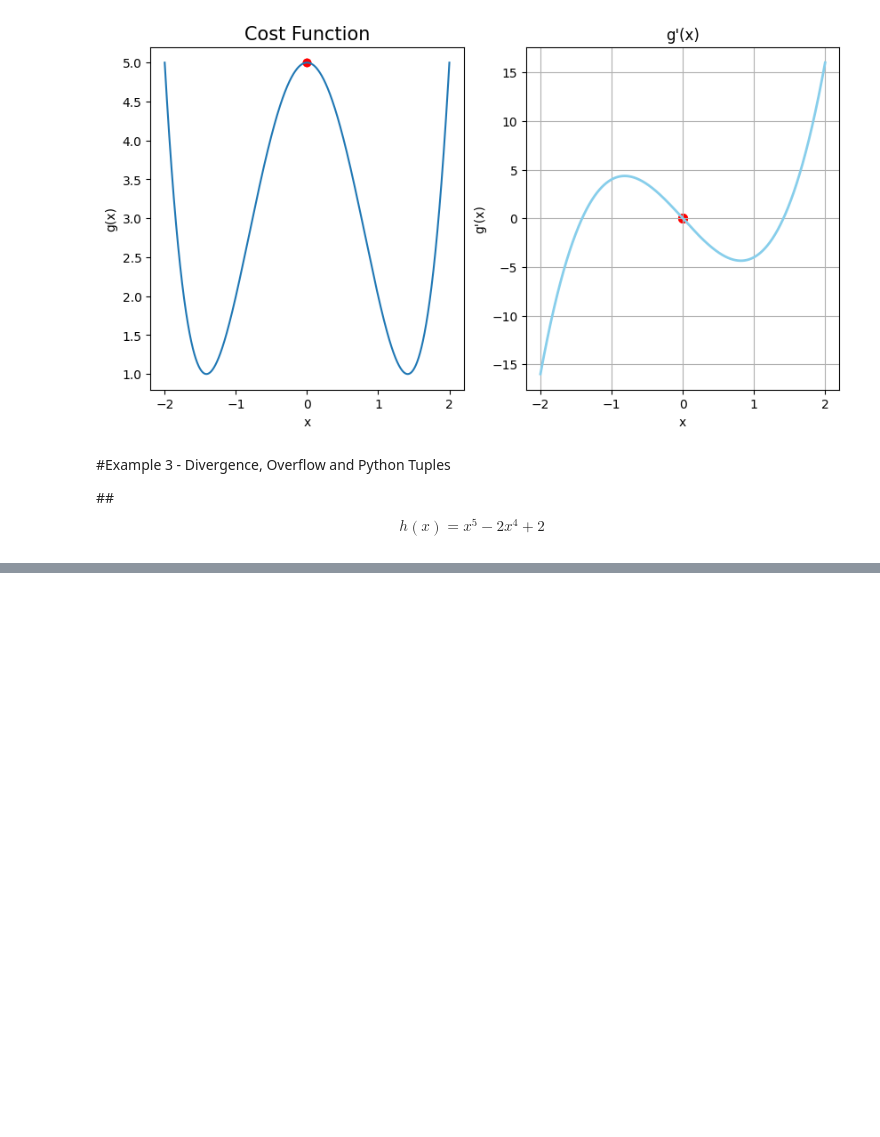
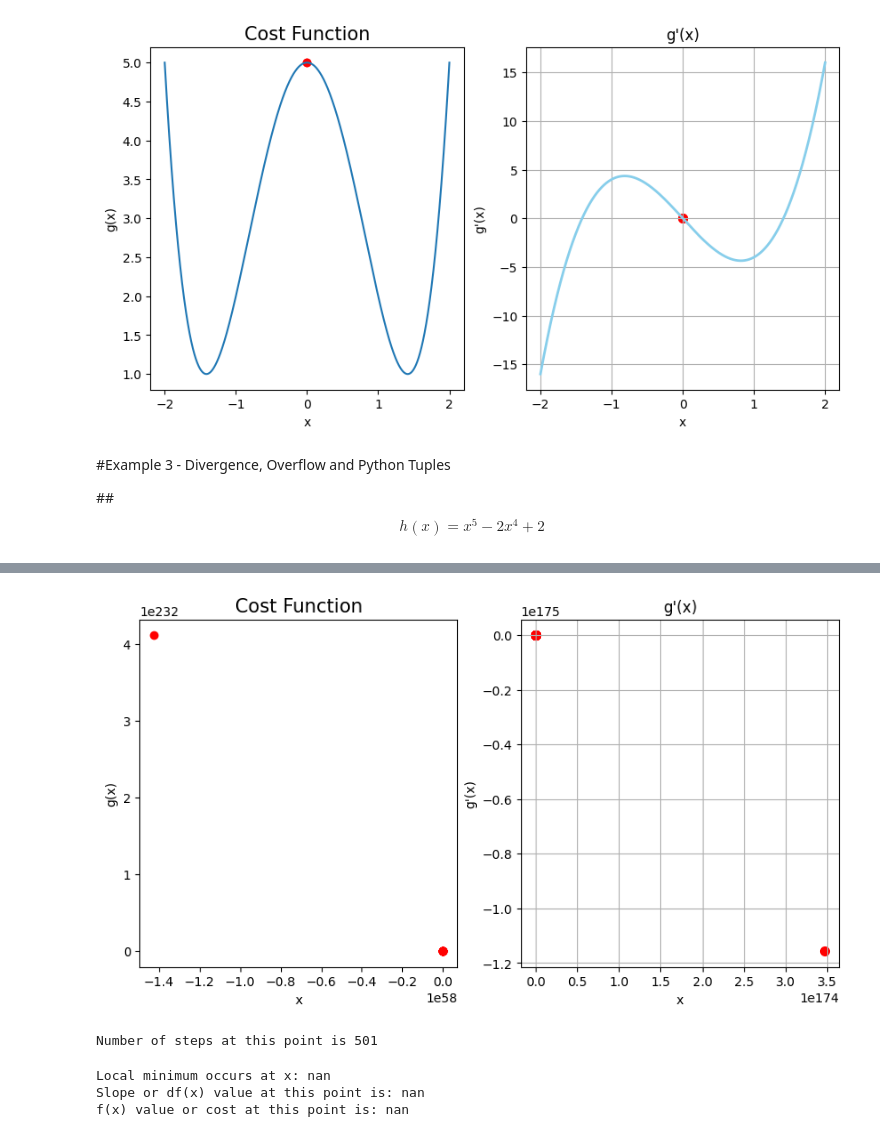
Before and after one commit to dprobity/machinelearning, a Jupyter notebook: gradient_descent.ipynb, the cells around one changed output, grey strips where cells are left out. Cells and saved outputs as stored; diff of their text form; code cells hidden in the pictures; blank space fills up the shorter version.

```diff
--- a/gradient_descent.ipynb
+++ b/gradient_descent.ipynb
@@ -363,0 +424,42 @@ f(x) value or cost at this point is: -0.6214301492732535
+# %%
+#Calling gradient descent function
+# the optimal solutiond epends on the initial_guess and if you completly guess range out of the local global minima, be sure never to land on the global minima, what we can do is to have an array of initial guess to systematically explore --this is technically a random search ir stochastic gradient descent implementation
+
+local_min, list_x, deriv_list = gradient_descent(derivative_func=dg, initial_guess=1.9, step_multiplier=0.3, precision=0.001, max_iterations=500)
+
+# Plot function and derivatives and scatter plot side by side
+
+
+
+plt.figure(figsize=(10, 5))
+
+plt.subplot(1, 2, 1)
+plt.title("Cost Function", fontsize=15)
+plt.xlabel("x")
+plt.ylabel("g(x)")
+plt.plot(x_2, g(x_2))
+plt.scatter(list_x, g(list_x), c='r')
+
+
+plt.subplot(1, 2, 2)
+plt.title("g'(x)")
+plt.xlabel("x")
+plt.ylabel("g'(x)")
+plt.plot(x_2, dg(x_2), c='skyblue', linewidth=2)
+plt.scatter(list_x, deriv_list, c='r', linewidth=2, alpha=1)
+plt.grid()
+plt.show()
+
+
+print('Number of steps at this point is', len(list_x))
+# %% [output]
+[figure, added]
+Number of steps at this point is 501
+# %%
+print('Local minimum occurs at x:', local_min)
+print('Slope or df(x) value at this point is:', dg(local_min))
+print('f(x) value or cost at this point is:', g(local_min))
+# %% [output]
+Local minimum occurs at x: nan
+Slope or df(x) value at this point is: nan
+f(x) value or cost at this point is: nan
```
Also changed, not shown: parts of 7 cells of this notebook.
